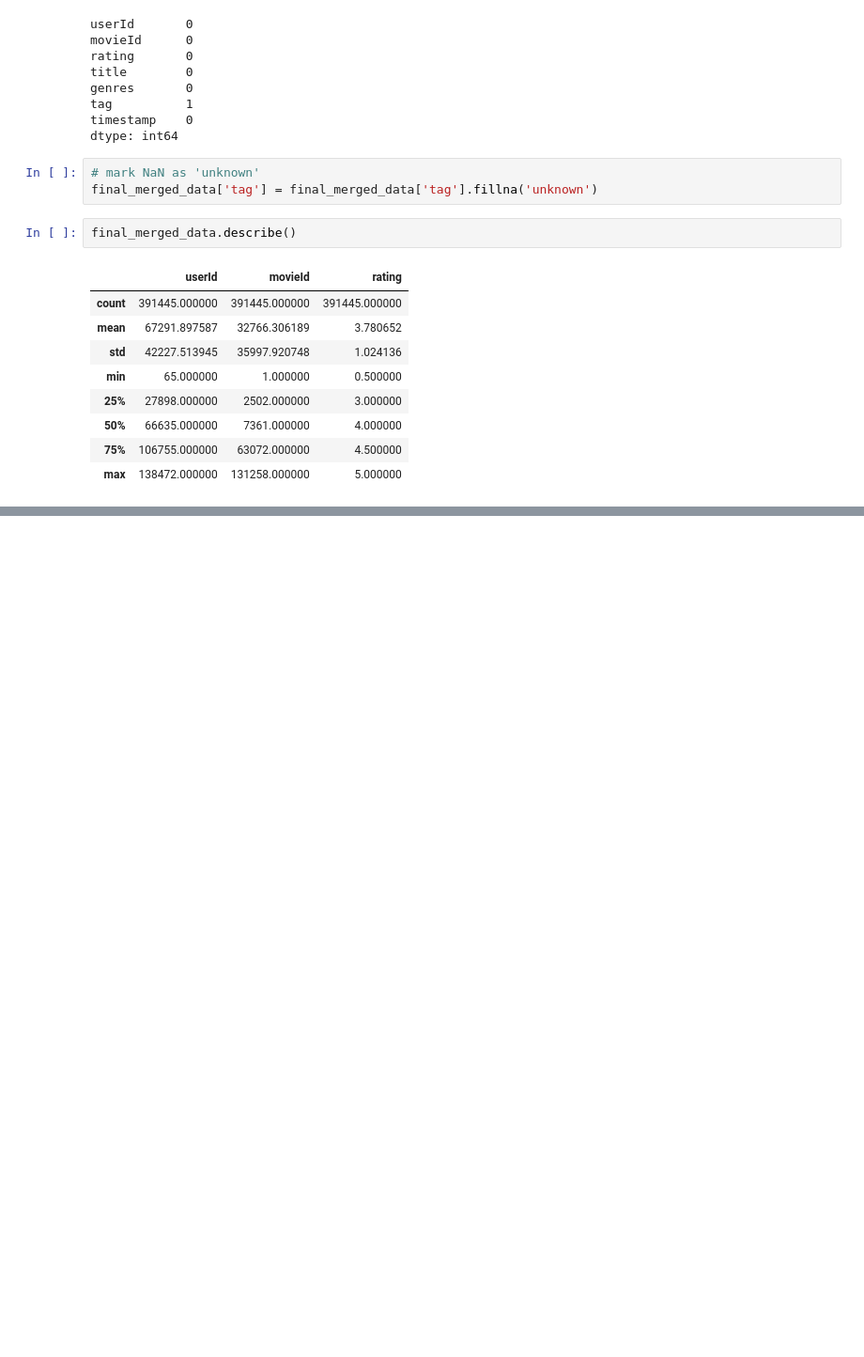
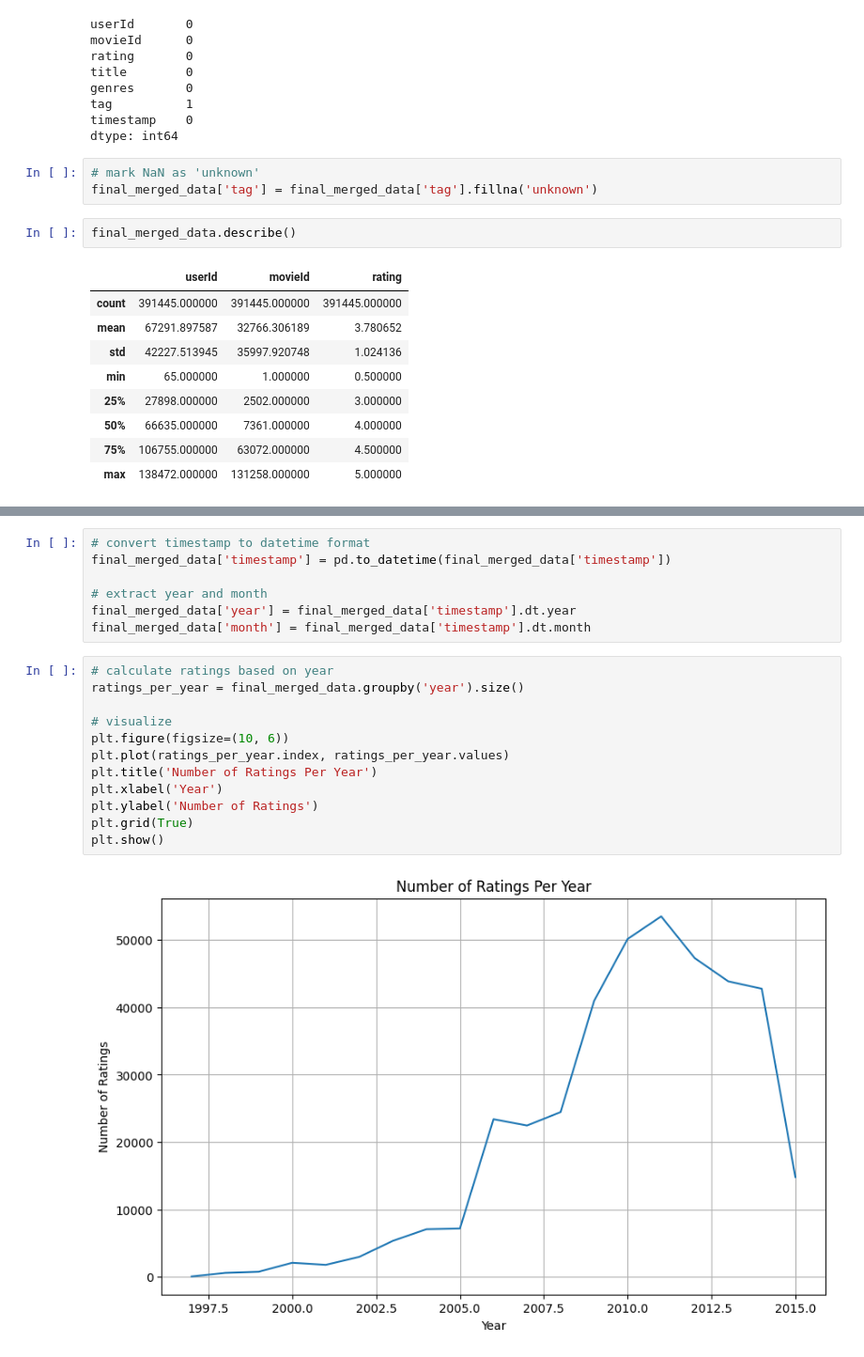
Before and after one commit to Charlottecool/Neural-Network-and-NLP-Based-Movie-Recommendation-System, a Jupyter notebook: Neural Network-Based Movie Recommendation System.ipynb, the cells around one changed output, grey strips where cells are left out. Shown at 94% size. Drawn from its saved outputs; the diff is of its cells as text; blank space fills up the shorter version.

```diff
--- a/Neural Network-Based Movie Recommendation System.ipynb
+++ b/Neural Network-Based Movie Recommendation System.ipynb
@@ -78,0 +132,21 @@ plt.hist(final_merged_data['rating'])
+# %%
+# convert timestamp to datetime format
+final_merged_data['timestamp'] = pd.to_datetime(final_merged_data['timestamp'])
+
+# extract year and month
+final_merged_data['year'] = final_merged_data['timestamp'].dt.year
+final_merged_data['month'] = final_merged_data['timestamp'].dt.month
+# %%
+# calculate ratings based on year
+ratings_per_year = final_merged_data.groupby('year').size()
+
+# visualize
+plt.figure(figsize=(10, 6))
+plt.plot(ratings_per_year.index, ratings_per_year.values)
+plt.title('Number of Ratings Per Year')
+plt.xlabel('Year')
+plt.ylabel('Number of Ratings')
+plt.grid(True)
+plt.show()
+# %% [output]
+[figure, added]
```
Also changed, not shown: parts of 22 cells of this notebook.
